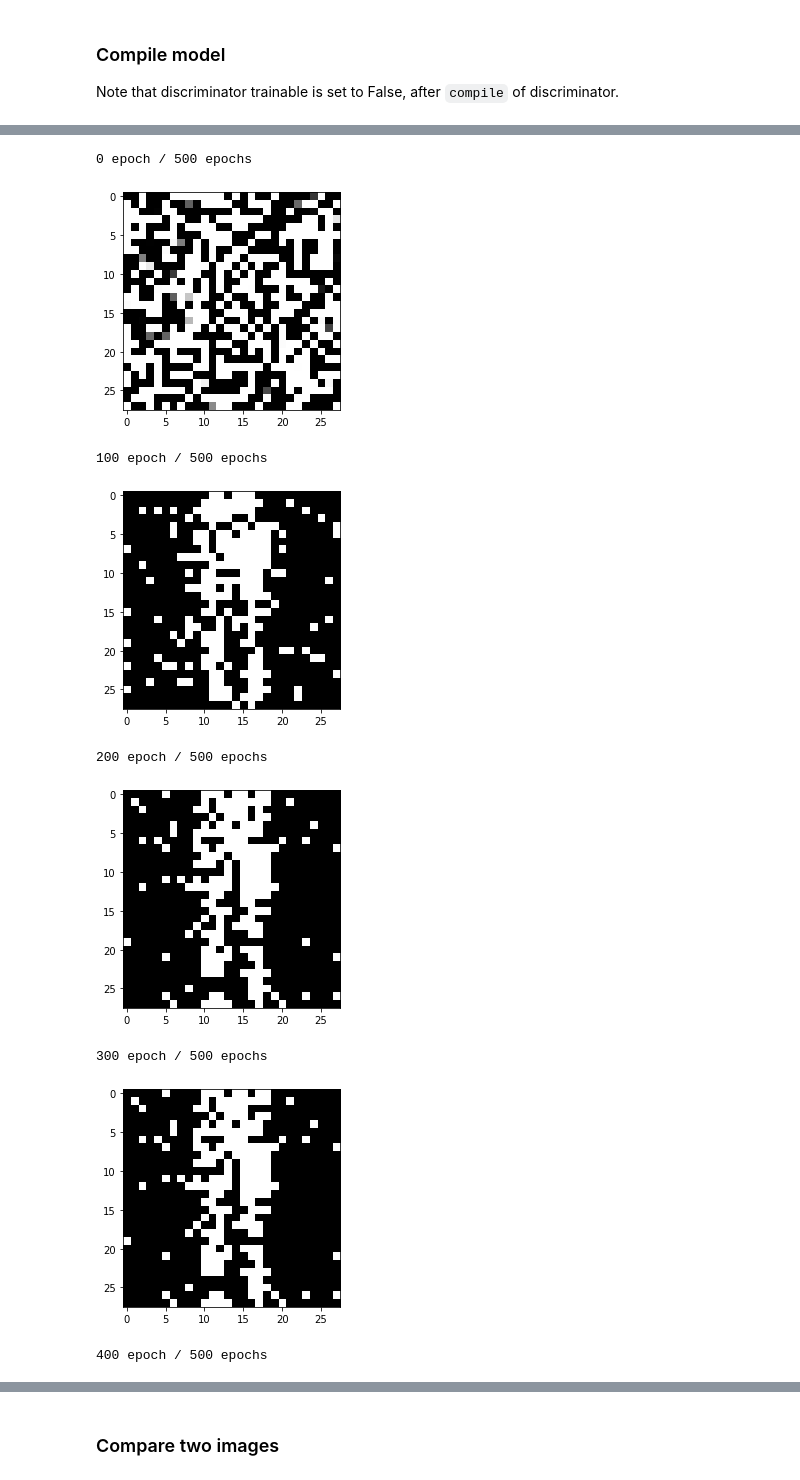
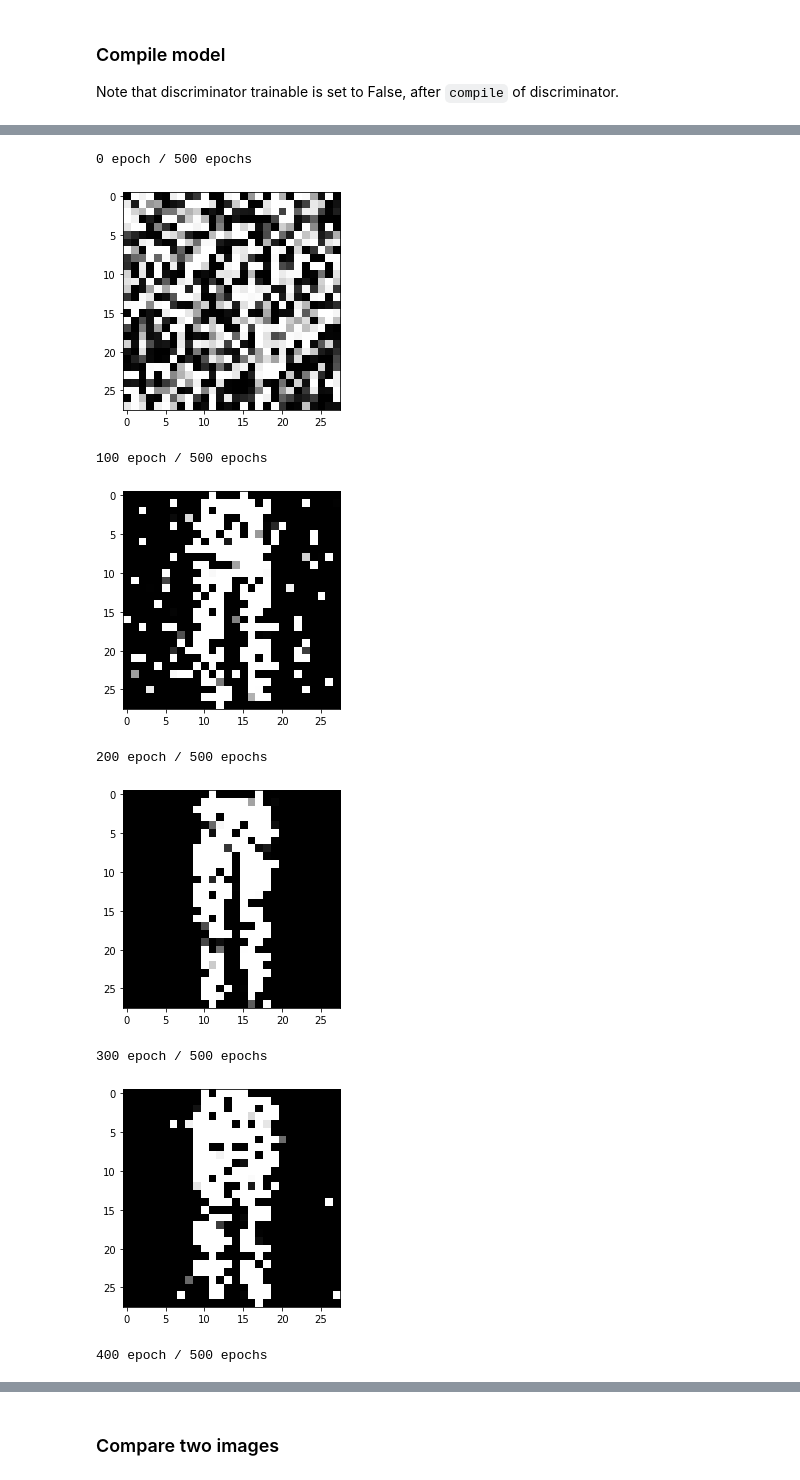
Before and after one commit to rubycho/cv-notes, a Jupyter notebook: CV04/CV04 GAN.ipynb, the cells around one changed output, grey strips where cells are left out. Drawn from its saved outputs; the diff is of its cells as text; code cells hidden in the pictures.

```diff
--- a/CV04/CV04 GAN.ipynb
+++ b/CV04/CV04 GAN.ipynb
@@ -43,7 +43,7 @@ print(x_train[0].shape)
 We will set latent space as R^64.
 # %%
 from tensorflow.keras.models import Model, Sequential
-from tensorflow.keras.layers import Input, Dense, Reshape, Flatten
+from tensorflow.keras.layers import Input, Dense, Reshape, Flatten, BatchNormalization, LeakyReLU
 
 def build_generator():
   """
@@ -52,9 +52,15 @@ def build_generator():
   """
 
   i = Input(shape=(64,))
-  x = Dense(128, activation='relu')(i)
-  x = Dense(256, activation='relu')(x)
-  x = Dense(512, activation='relu')(x)
+  x = Dense(128)(i)
+  x = LeakyReLU(alpha=0.2)(x)
+  x = BatchNormalization(momentum=0.8)(x)
+  x = Dense(256)(x)
+  x = LeakyReLU(alpha=0.2)(x)
+  x = BatchNormalization(momentum=0.8)(x)
+  x = Dense(512)(x)
+  x = LeakyReLU(alpha=0.2)(x)
+  x = BatchNormalization(momentum=0.8)(x)
   x = Dense(28*28, activation='tanh')(x)
   x = Reshape((28, 28))(x)
 
@@ -93,9 +96,16 @@ def build_discriminator():
 
   i = Input(shape=(28,28))
   x = Flatten()(i)
-  x = Dense(128, activation='relu')(x)
-  x = Dense(256, activation='relu')(x)
-  x = Dense(512, activation='relu')(x)
+  x = Dense(128)(x)
+  x = LeakyReLU(alpha=0.2)(x)
+  x = Dense(256)(x)
+  x = LeakyReLU(alpha=0.2)(x)
+  x = Dense(512)(x)
+  x = LeakyReLU(alpha=0.2)(x)
+  x = Dense(256)(x)
+  x = LeakyReLU(alpha=0.2)(x)
+  x = Dense(128)(x)
+  x = LeakyReLU(alpha=0.2)(x)
   x = Dense(1, activation='sigmoid')(x)
 
   return Model(inputs=i, outputs=x)
@@ -155,28 +160,30 @@ I trained with only 500 epochs.
 # %%
 import matplotlib.pyplot as plt
 
 epochs = 500
 batch = x_train.shape[0]
 
 for epoch in range(epochs):
   latent = np.random.normal(0, 1, (batch, 64))
   gen_dis.fit(x=latent, y=np.ones(batch), verbose=0)
 
   fake_imgs = gen.predict(latent)
+  # print(fake_imgs.shape)
+  # print(fake_imgs[0])
   if epoch % 100 == 0:
     print("%d epoch / %d epochs" % (epoch, epochs))
-    plt.imshow(fake_imgs[0], cmap='gray')
+    plt.imshow(np.float32(fake_imgs[0]), cmap='gray')
     plt.show()
 
   dis.fit(x=fake_imgs, y=np.zeros(batch), verbose=0)
   dis.fit(x=x_train, y=np.ones(batch), verbose=0)
 # %% [output]
 0 epoch / 500 epochs
-[figure, old version]
+[figure, new version]
 100 epoch / 500 epochs
-[figure, old version]
+[figure, new version]
 200 epoch / 500 epochs
-[figure, old version]
+[figure, new version]
 300 epoch / 500 epochs
-[figure, old version]
+[figure, new version]
 400 epoch / 500 epochs
```
Also changed, not shown: parts of 6 cells of this notebook.
